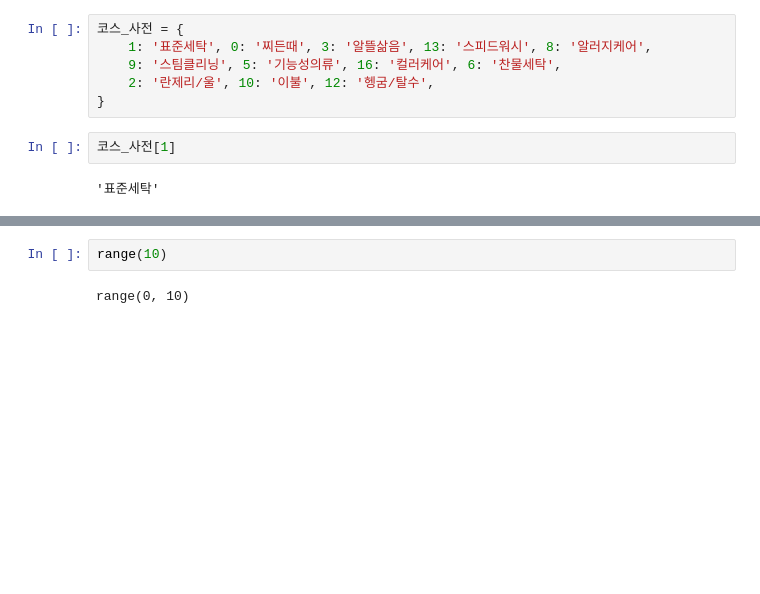
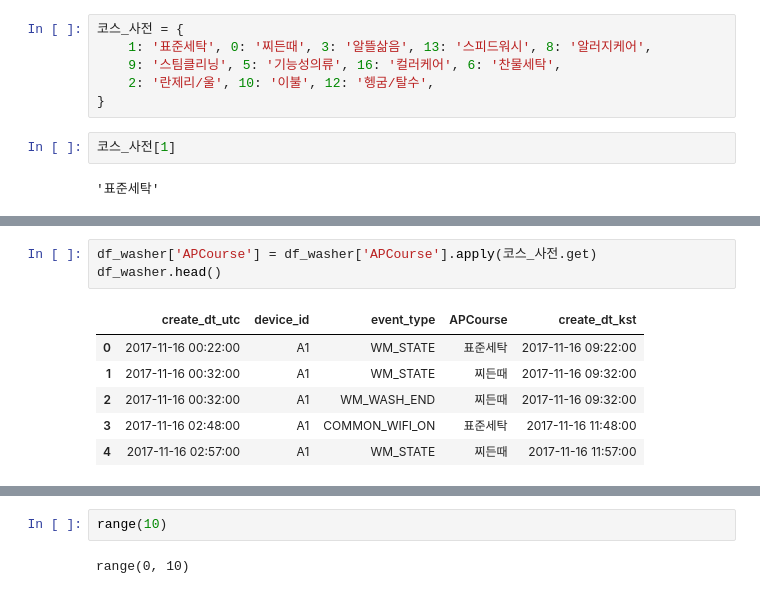
Before and after one commit to CodingSta/demo-201810-lge, a Jupyter notebook: 파이썬강의.ipynb, the cells around one changed output, grey strips where cells are left out. Saved outputs shown, nothing was run; the diff lists cells and outputs as text; blank space fills up the shorter version.

```diff
--- a/파이썬강의.ipynb
+++ b/파이썬강의.ipynb
@@ -2121,0 +2150,10 @@ Name: APCourse, Length: 500, dtype: int64
+# %%
+df_washer['APCourse'] = df_washer['APCourse'].apply(코스_사전.get)
+df_washer.head()
+# %% [output]
+|  | create_dt_utc | device_id | event_type | APCourse | create_dt_kst |
+| 0 | 2017-11-16 00:22:00 | A1 | WM_STATE | 표준세탁 | 2017-11-16 09:22:00 |
+| 1 | 2017-11-16 00:32:00 | A1 | WM_STATE | 찌든때 | 2017-11-16 09:32:00 |
+| 2 | 2017-11-16 00:32:00 | A1 | WM_WASH_END | 찌든때 | 2017-11-16 09:32:00 |
+| 3 | 2017-11-16 02:48:00 | A1 | COMMON_WIFI_ON | 표준세탁 | 2017-11-16 11:48:00 |
+| 4 | 2017-11-16 02:57:00 | A1 | WM_STATE | 찌든때 | 2017-11-16 11:57:00 |
```
Also changed, not shown: parts of 5 cells of this notebook.
